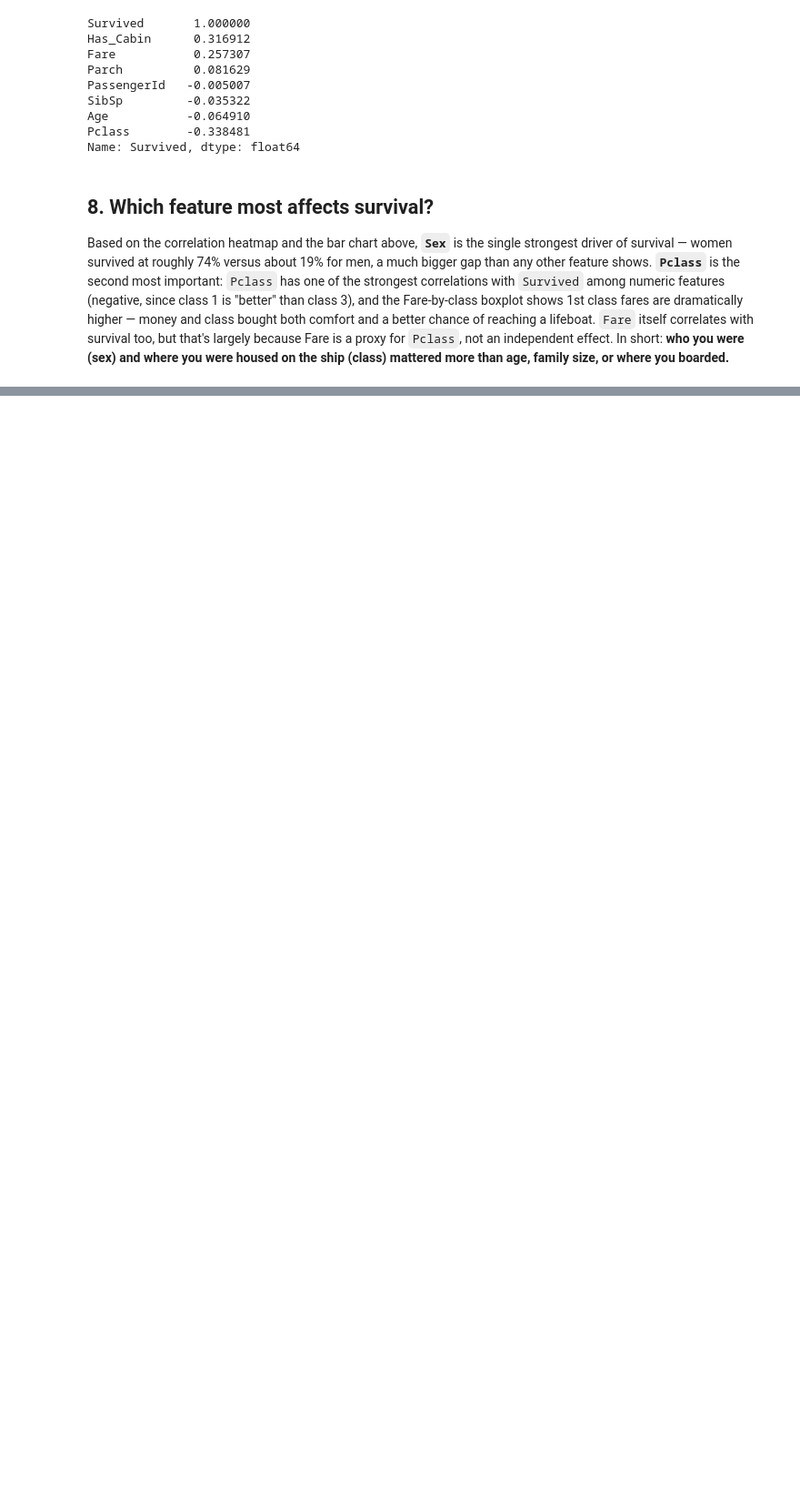
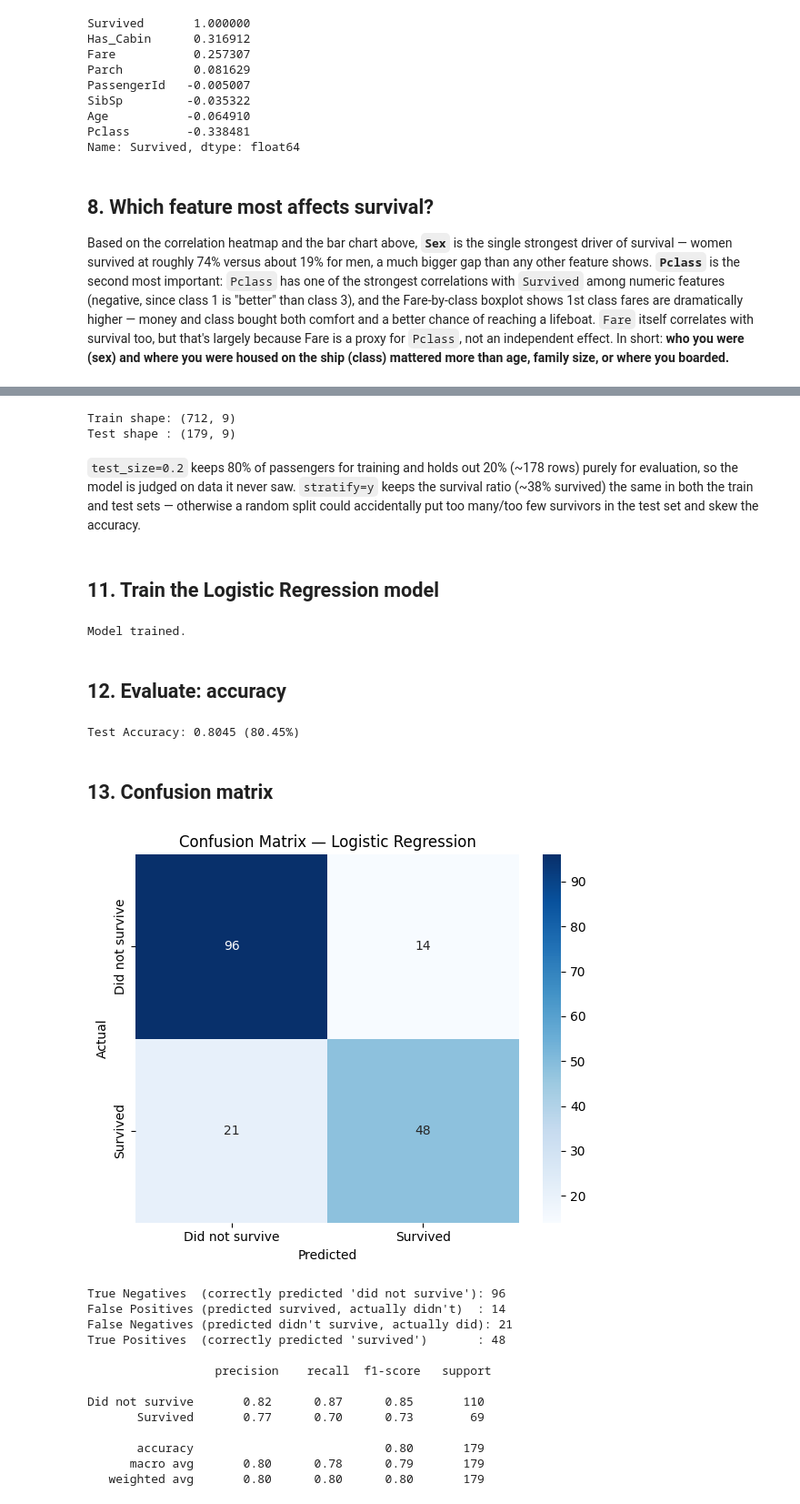
Before and after one commit to Me-Imran56/neurofive-ml-track, a Jupyter notebook: titanic_eda.ipynb, the cells around one changed output, grey strips where cells are left out. Shown at 91% size. Drawn from its saved outputs; the diff is of its cells as text; code cells hidden in the pictures; blank space fills up the shorter version.

Commit message:
Task 3: Logistic Regression classification model

```diff
--- a/titanic_eda.ipynb
+++ b/titanic_eda.ipynb
@@ -264,0 +296,73 @@ not an independent effect. In short: **who you were (sex) and where you were hou
+# %%
+X = model_df.drop(columns=['Survived'])
+y = model_df['Survived']
+
+X_train, X_test, y_train, y_test = train_test_split(
+    X, y, test_size=0.2, random_state=42, stratify=y
+)
+
+print("Train shape:", X_train.shape)
+print("Test shape :", X_test.shape)
+# %% [output]
+Train shape: (712, 9)
+Test shape : (179, 9)
+# %% [markdown]
+`test_size=0.2` keeps 80% of passengers for training and holds out 20% (~178 rows) purely
+for evaluation, so the model is judged on data it never saw. `stratify=y` keeps the survival
+ratio (~38% survived) the same in both the train and test sets — otherwise a random split
+could accidentally put too many/too few survivors in the test set and skew the accuracy.
+# %% [markdown]
+## 11. Train the Logistic Regression model
+# %%
+model = LogisticRegression(max_iter=1000, random_state=42)
+model.fit(X_train, y_train)
+
+y_pred = model.predict(X_test)
+print("Model trained.")
+# %% [output]
+Model trained.
+# %% [markdown]
+## 12. Evaluate: accuracy
+# %%
+acc = accuracy_score(y_test, y_pred)
+print(f"Test Accuracy: {acc:.4f} ({acc*100:.2f}%)")
+# %% [output]
+Test Accuracy: 0.8045 (80.45%)
+# %% [markdown]
+## 13. Confusion matrix
+# %%
+cm = confusion_matrix(y_test, y_pred)
+
+plt.figure(figsize=(6, 5))
+sns.heatmap(cm, annot=True, fmt='d', cmap='Blues',
+            xticklabels=['Did not survive', 'Survived'],
+            yticklabels=['Did not survive', 'Survived'])
+plt.title("Confusion Matrix — Logistic Regression")
+plt.xlabel("Predicted")
+plt.ylabel("Actual")
+plt.tight_layout()
+plt.savefig("confusion_matrix.png", dpi=100)
+plt.show()
+
+tn, fp, fn, tp = cm.ravel()
+print(f"True Negatives  (correctly predicted 'did not survive'): {tn}")
+print(f"False Positives (predicted survived, actually didn't)  : {fp}")
+print(f"False Negatives (predicted didn't survive, actually did): {fn}")
+print(f"True Positives  (correctly predicted 'survived')       : {tp}")
+
+print("\n", classification_report(y_test, y_pred, target_names=['Did not survive', 'Survived']))
+# %% [output]
+[figure, added]
+True Negatives  (correctly predicted 'did not survive'): 96
+False Positives (predicted survived, actually didn't)  : 14
+False Negatives (predicted didn't survive, actually did): 21
+True Positives  (correctly predicted 'survived')       : 48
+
+                  precision    recall  f1-score   support
+
+Did not survive       0.82      0.87      0.85       110
+       Survived       0.77      0.70      0.73        69
+
+       accuracy                           0.80       179
+      macro avg       0.80      0.78      0.79       179
+   weighted avg       0.80      0.80      0.80       179
```
Also changed, not shown: parts of 5 cells of this notebook, 2 other files.
